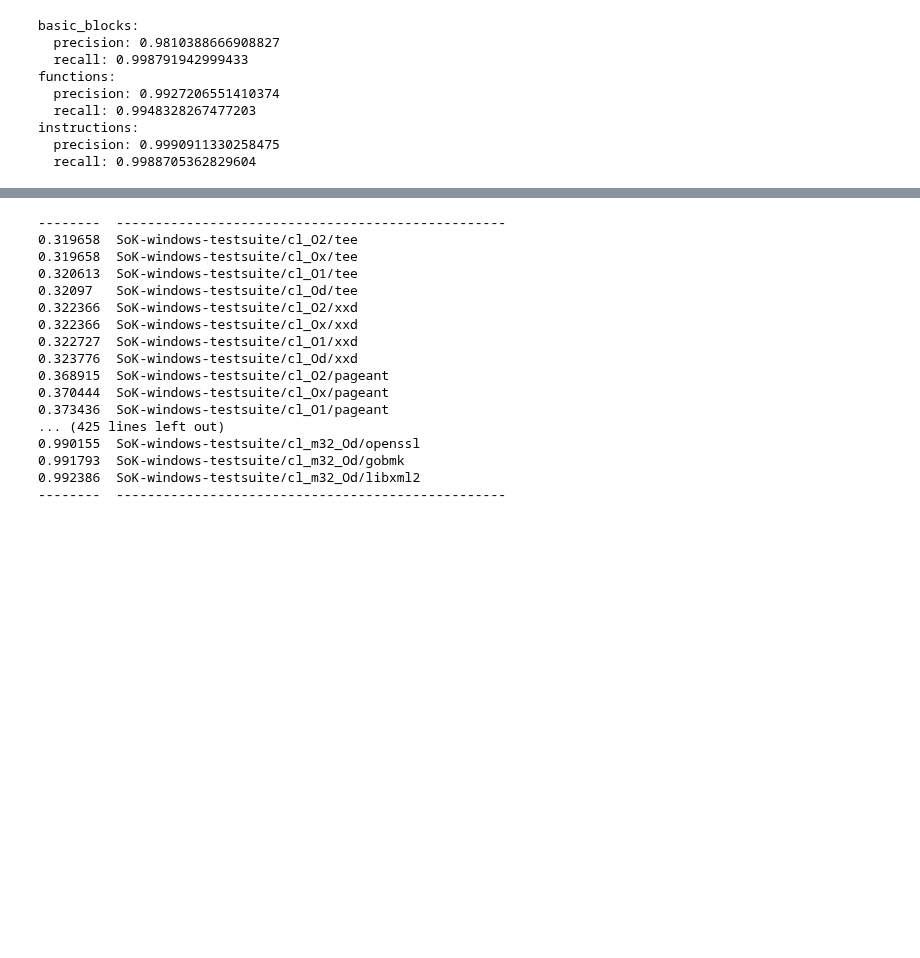
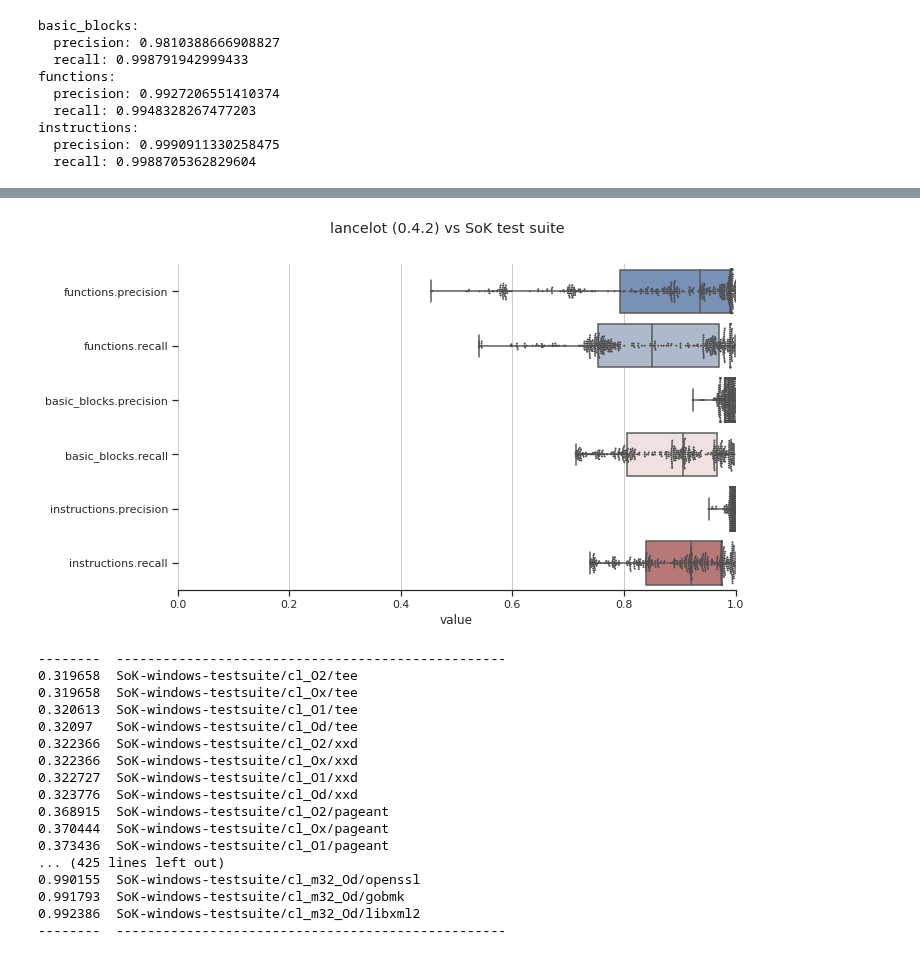
Before and after one commit to williballenthin/lancelot, a Jupyter notebook: resources/evaluation/SoK/analyze-sok.ipynb, the cells around one changed output, grey strips where cells are left out. Drawn from its saved outputs; the diff is of its cells as text; code cells hidden in the pictures; blank space fills up the shorter version.

```diff
--- a/resources/evaluation/SoK/analyze-sok.ipynb
+++ b/resources/evaluation/SoK/analyze-sok.ipynb
@@ -328,3 +352,9 @@ for fw, framework in frameworks.items():
+# %%
+for fw, framework in frameworks.items():
+    if "lancelot" not in fw: continue
+    plot_pd(collect_pandas(results[fw]), title=f"lancelot (0.4.2) vs SoK test suite")
+# %% [output]
+[figure, added]
 # %%
 import tabulate
 
```
Also changed, not shown: parts of 8 cells of this notebook.
